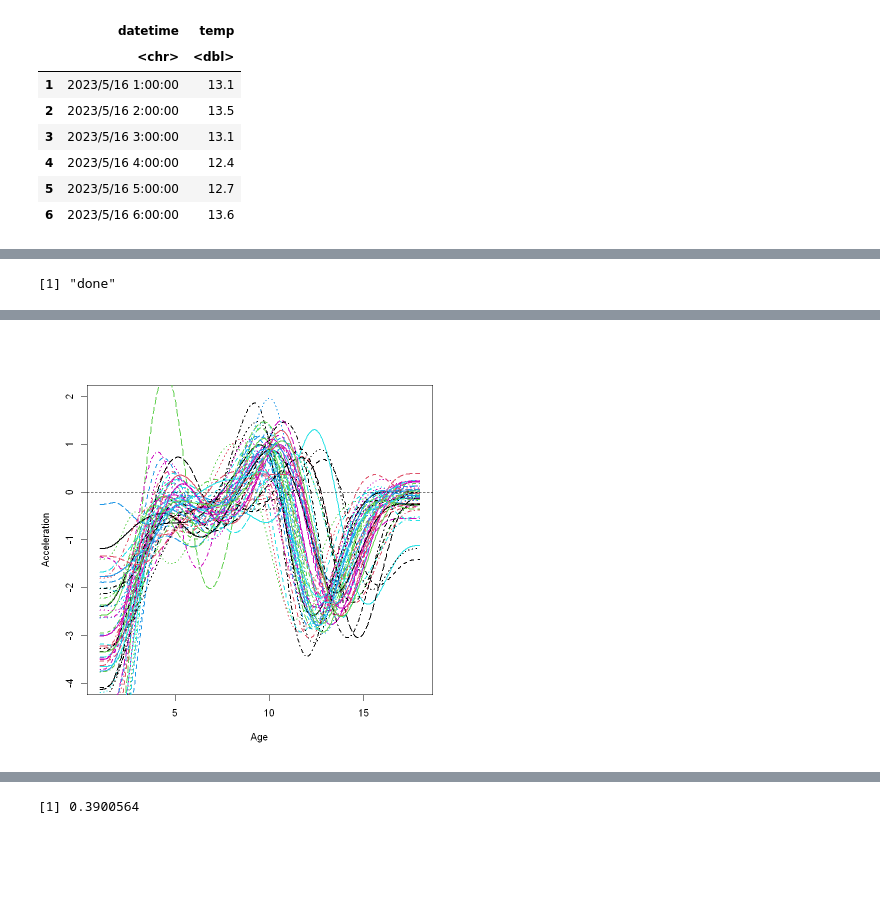
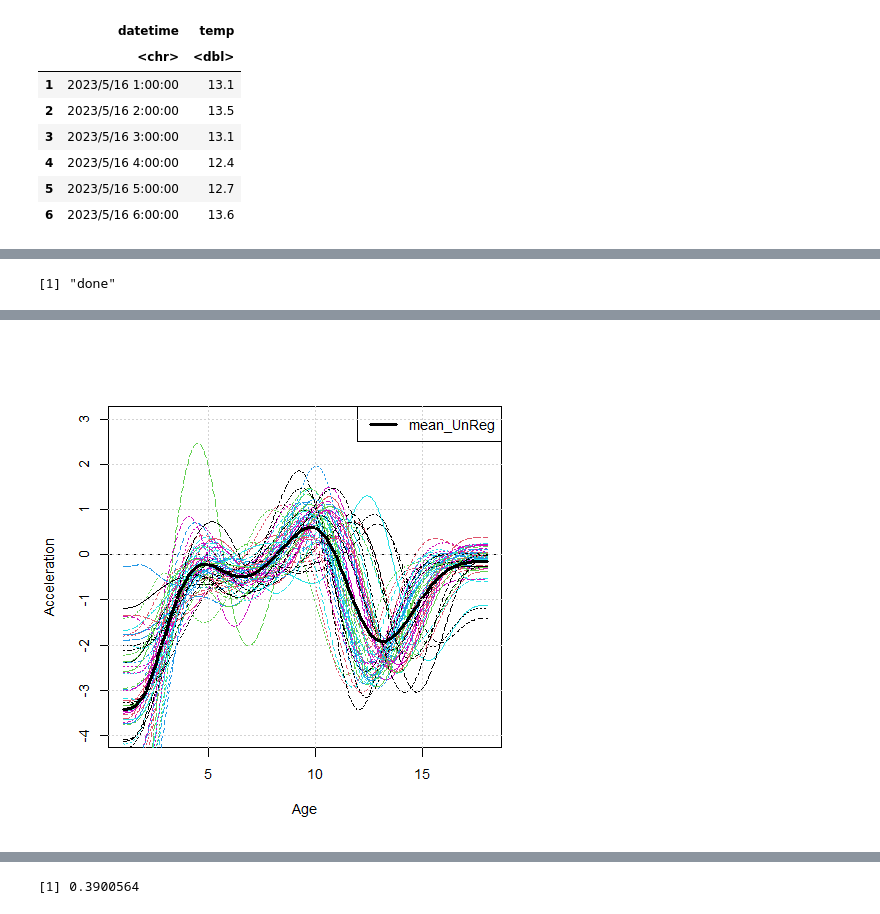
Before and after one commit to KeNtaMiyata/Piotr_FunctionalDataAnalysis, a Jupyter notebook: ch2/ch2.ipynb, the cells around one changed output, grey strips where cells are left out. Cells and saved outputs as stored; diff of their text form; code cells hidden in the pictures; blank space fills up the shorter version.

```diff
--- a/ch2/ch2.ipynb
+++ b/ch2/ch2.ipynb
@@ -45,0 +16,8 @@ library(IRdisplay)
+# %%
+matern_cov = function(d_mat, nu, rho=1, sigma=1){
+    a = sqrt(2*nu) * d_mat / rho
+    cov = (sigma**2) * (2**(1-nu)) / gamma(nu) * (a**nu) * besselK(a, nu)
+    cov[d_mat==0] = 0.000001
+    cov[a>0] = cov[a>0] * exp(-sqrt(2 * nu) * a[a > 0] / rho)
+    return(cov)
+}
@@ -45,0 +77,8 @@ library(IRdisplay)
+# %%
+deriv_observed = matrix(0, nrow = 1, ncol = length(matern_iid)-1)
+
+for (i in 1:length(matern_iid)-1){
+    a = matern_iid[i+1] - matern_iid[i]
+    deriv = a / 0.01
+    deriv_observed[i]=deriv
+}
@@ -352,7 +579,18 @@ plot(heightSmooth, lwd=2, xlab="age", ylab="height (cm)")
 # %%
 accelUnreg = deriv.fd(heightSmooth$fd, 2)
-plot(accelUnreg[,1], lwd=2, xlab="Age", ylab="Acceleration", ylim=c(-4,2))
-mean.accelUnreg = mean(accelUnreg)
-lines(mean.accelUnreg, lwd=4, col="black")
+mean_accelUnreg = mean.fd(accelUnreg)
+
+pngname=paste0("./images/232_growth_accel.png")
+png(pngname, width=500, height = 500)
+par(cex=1.2)
+
+plot(accelUnreg[,1], lwd=1, xlab="Age", ylab="Acceleration", ylim=c(-4,3))
+lines(mean_accelUnreg, lwd=3, col="black")
+legend("topright", legend="mean_UnReg", lty=1, lwd=3, col="black")
+grid()
+
+dev.off()
+png_data <- readBin(pngname, "raw", file.size(pngname))
+display_png(png_data)
 # %% [output]
 [1] "done"
@@ -361,4 +599,4 @@ Warning message in mean.default(accelUnreg):
-[figure, old version]
+[figure, new version]
 # %%
 regList = register.fd(yfd=accelUnreg)
 accelReg = regList$regfd
```
Also changed, not shown: parts of 48 cells of this notebook, 29 other files.
